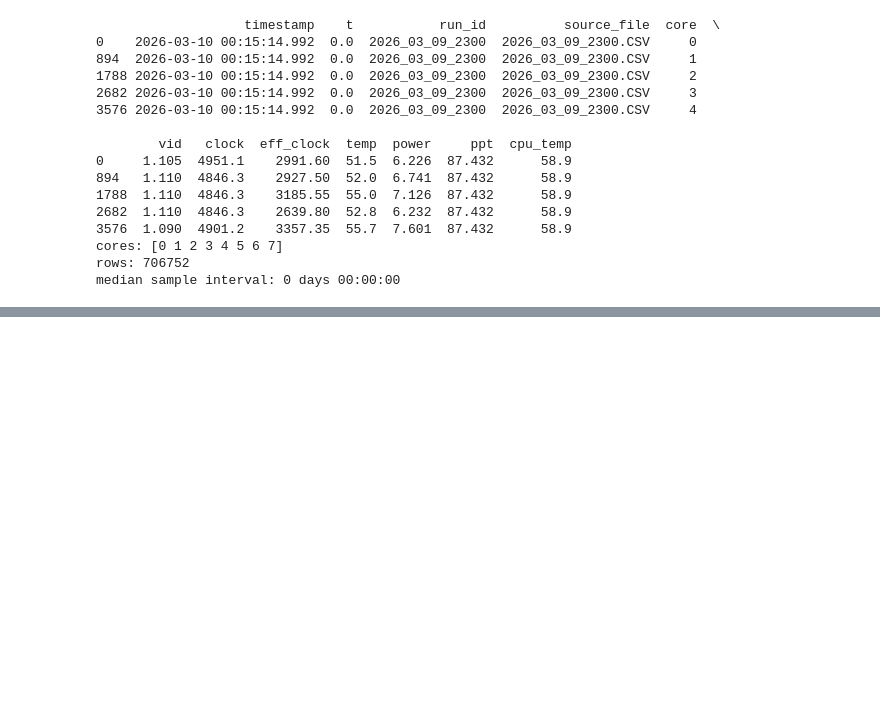
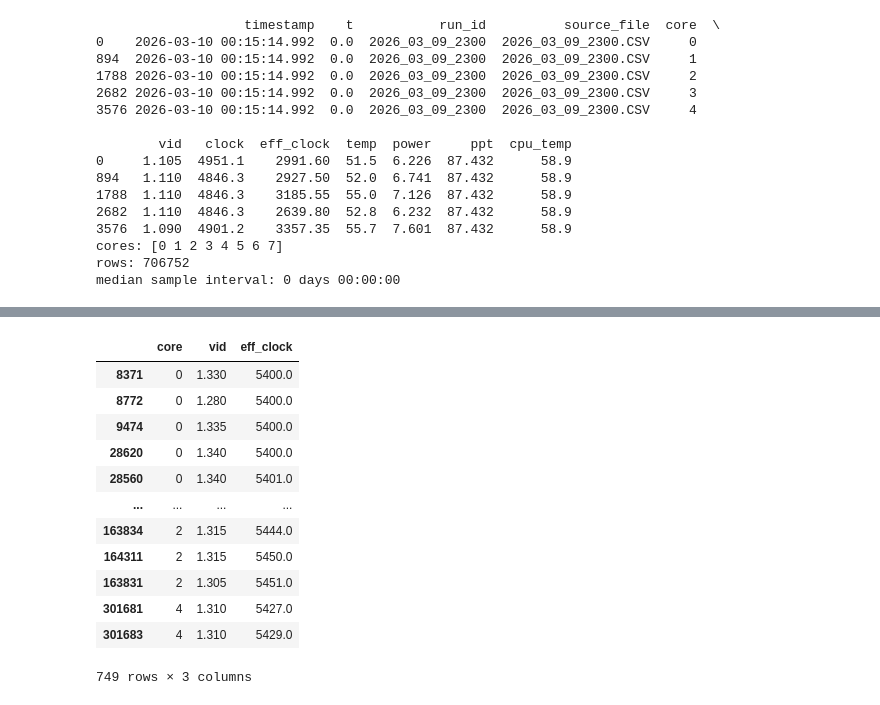
Before and after one commit to costantin324/ryzen-vf-analysis, a Jupyter notebook: notebooks/vf_exploration.ipynb, the cells around one changed output, grey strips where cells are left out. Cells and saved outputs as stored; diff of their text form; code cells hidden in the pictures; blank space fills up the shorter version.

```diff
--- a/notebooks/vf_exploration.ipynb
+++ b/notebooks/vf_exploration.ipynb
@@ -42,0 +140,37 @@ median sample interval: 0 days 00:00:00
+# %%
+df =df_filtered
+
+boost = df[df["eff_clock"] > 5400]
+boost[["core", "vid", "eff_clock", "power", "temp"]].sort_values(
+    ["core", "eff_clock"], ascending=[True, False]
+).head(20)
+
+boost.groupby("core").agg(
+    max_freq=("eff_clock", "max"),
+    min_vid=("vid", "min"),
+    max_vid=("vid", "max"),
+    samples=("eff_clock", "count"),
+)
+
+vf_pairs = (
+    boost[["core", "vid", "eff_clock"]]
+    .round({"vid": 3, "eff_clock": 0})
+    .drop_duplicates()
+    .sort_values(["core", "eff_clock"])
+)
+
+vf_pairs
+# %% [output]
+|  | core | vid | eff_clock |
+| 8371 | 0 | 1.330 | 5400.0 |
+| 8772 | 0 | 1.280 | 5400.0 |
+| 9474 | 0 | 1.335 | 5400.0 |
+| 28620 | 0 | 1.340 | 5400.0 |
+| 28560 | 0 | 1.340 | 5401.0 |
+| ... | ... | ... | ... |
+| 163834 | 2 | 1.315 | 5444.0 |
+| 164311 | 2 | 1.315 | 5450.0 |
+| 163831 | 2 | 1.305 | 5451.0 |
+| 301681 | 4 | 1.310 | 5427.0 |
+| 301683 | 4 | 1.310 | 5429.0 |
+749 rows × 3 columns
```
Also changed, not shown: parts of 5 cells of this notebook.
